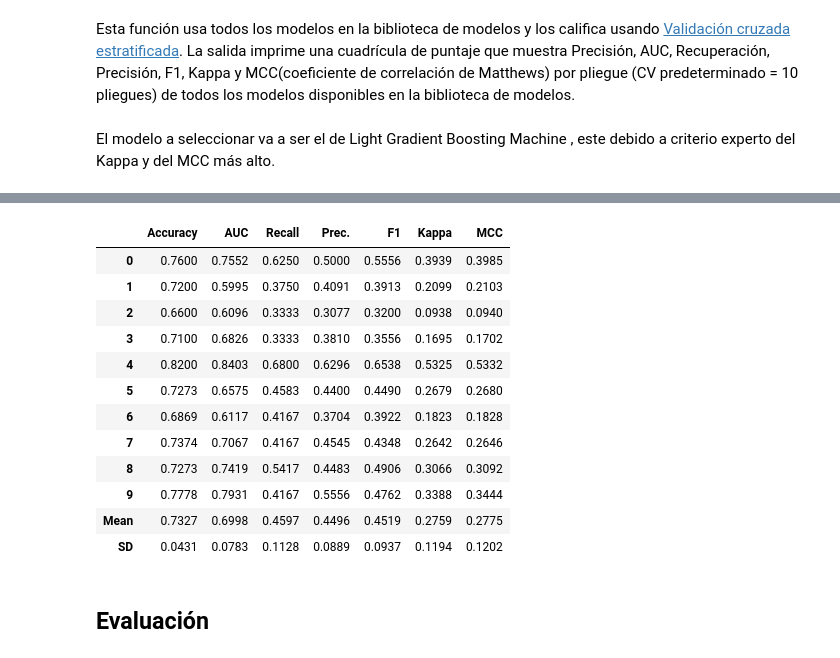
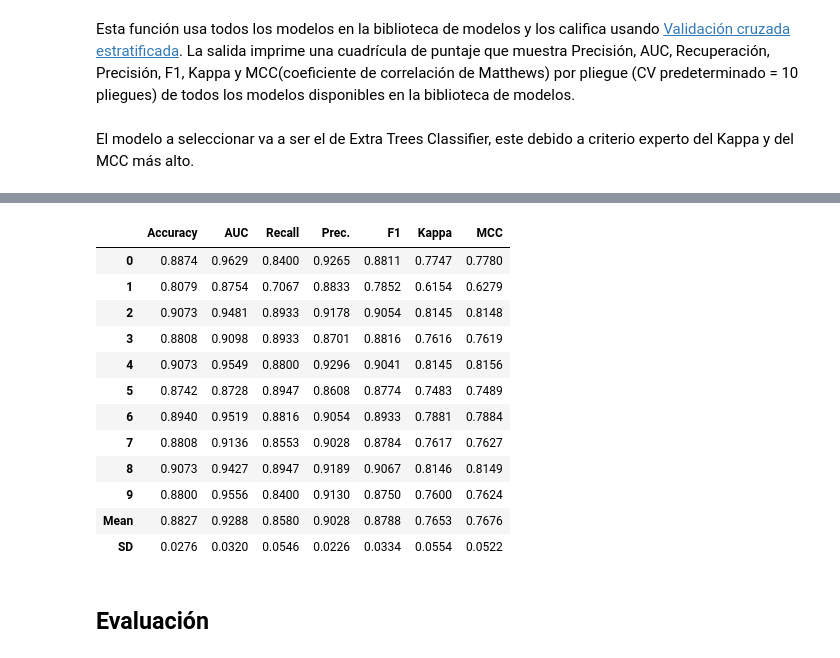
Before and after one commit to PabloBrenesA97/PMO_ML, a Jupyter notebook: PMO.ipynb, the cells around one changed output, grey strips where cells are left out. Cells and saved outputs as stored; diff of their text form; code cells hidden in the pictures.

```diff
--- a/PMO.ipynb
+++ b/PMO.ipynb
@@ -599,27 +532,27 @@ LGBMClassifier(boosting_type='gbdt', class_weight=None, colsample_bytree=1.0,
 Esta función usa todos los modelos en la biblioteca de modelos y los califica usando [Validación cruzada estratificada](https://qastack.mx/stats/117643/why-use-stratified-cross-validation-why-does-this-not-damage-variance-related-b#:~:text=La%20validaci%C3%B3n%20cruzada%20estratificada%20permite,tengan%20algunas%20de%20ambas%20clases.&text=Como%20puede%20ver%2C%20en%20un,una%20distribuci%C3%B3n%20similar%20por%20azar.). La salida imprime una cuadrícula de puntaje que muestra Precisión, AUC, Recuperación, Precisión, F1,  Kappa y MCC(coeficiente de correlación de Matthews) por pliegue (CV predeterminado = 10 pliegues) de todos los modelos disponibles en la biblioteca de modelos.
 # %% [markdown]
 El modelo a seleccionar va a ser el de
-Light Gradient Boosting Machine	, este debido a criterio experto del Kappa y del MCC más alto.
+Extra Trees Classifier, este debido a criterio experto del Kappa y del MCC más alto.
 # %% [markdown]
 ![work](https://www.researchgate.net/profile/Sani_M_Isa/publication/260157307/figure/tbl1/AS:392403237261320@1470567630728/Interpretation-of-Kappa-Statistic-21.png)
 # %% [markdown]
 ![work](https://slideplayer.com/slide/7857836/25/images/9/Matthews+correlation+coefficient+%28MCC%29.jpg)
-# %%
-lightgbm = create_model('lightgbm')
-# %% [output]
-|  | Accuracy | AUC | Recall | Prec. | F1 | Kappa | MCC |
-| 0 | 0.7600 | 0.7552 | 0.6250 | 0.5000 | 0.5556 | 0.3939 | 0.3985 |
-| 1 | 0.7200 | 0.5995 | 0.3750 | 0.4091 | 0.3913 | 0.2099 | 0.2103 |
-| 2 | 0.6600 | 0.6096 | 0.3333 | 0.3077 | 0.3200 | 0.0938 | 0.0940 |
-| 3 | 0.7100 | 0.6826 | 0.3333 | 0.3810 | 0.3556 | 0.1695 | 0.1702 |
-| 4 | 0.8200 | 0.8403 | 0.6800 | 0.6296 | 0.6538 | 0.5325 | 0.5332 |
-| 5 | 0.7273 | 0.6575 | 0.4583 | 0.4400 | 0.4490 | 0.2679 | 0.2680 |
-| 6 | 0.6869 | 0.6117 | 0.4167 | 0.3704 | 0.3922 | 0.1823 | 0.1828 |
-| 7 | 0.7374 | 0.7067 | 0.4167 | 0.4545 | 0.4348 | 0.2642 | 0.2646 |
-| 8 | 0.7273 | 0.7419 | 0.5417 | 0.4483 | 0.4906 | 0.3066 | 0.3092 |
-| 9 | 0.7778 | 0.7931 | 0.4167 | 0.5556 | 0.4762 | 0.3388 | 0.3444 |
-| Mean | 0.7327 | 0.6998 | 0.4597 | 0.4496 | 0.4519 | 0.2759 | 0.2775 |
-| SD | 0.0431 | 0.0783 | 0.1128 | 0.0889 | 0.0937 | 0.1194 | 0.1202 |
+# %%
+et = create_model(best)
+# %% [output]
+|  | Accuracy | AUC | Recall | Prec. | F1 | Kappa | MCC |
+| 0 | 0.8874 | 0.9629 | 0.8400 | 0.9265 | 0.8811 | 0.7747 | 0.7780 |
+| 1 | 0.8079 | 0.8754 | 0.7067 | 0.8833 | 0.7852 | 0.6154 | 0.6279 |
+| 2 | 0.9073 | 0.9481 | 0.8933 | 0.9178 | 0.9054 | 0.8145 | 0.8148 |
+| 3 | 0.8808 | 0.9098 | 0.8933 | 0.8701 | 0.8816 | 0.7616 | 0.7619 |
+| 4 | 0.9073 | 0.9549 | 0.8800 | 0.9296 | 0.9041 | 0.8145 | 0.8156 |
+| 5 | 0.8742 | 0.8728 | 0.8947 | 0.8608 | 0.8774 | 0.7483 | 0.7489 |
+| 6 | 0.8940 | 0.9519 | 0.8816 | 0.9054 | 0.8933 | 0.7881 | 0.7884 |
+| 7 | 0.8808 | 0.9136 | 0.8553 | 0.9028 | 0.8784 | 0.7617 | 0.7627 |
+| 8 | 0.9073 | 0.9427 | 0.8947 | 0.9189 | 0.9067 | 0.8146 | 0.8149 |
+| 9 | 0.8800 | 0.9556 | 0.8400 | 0.9130 | 0.8750 | 0.7600 | 0.7624 |
+| Mean | 0.8827 | 0.9288 | 0.8580 | 0.9028 | 0.8788 | 0.7653 | 0.7676 |
+| SD | 0.0276 | 0.0320 | 0.0546 | 0.0226 | 0.0334 | 0.0554 | 0.0522 |
 # %% [markdown]
 ## Evaluación
 # %%
```
Also changed, not shown: parts of 59 cells of this notebook, 8 other files.
